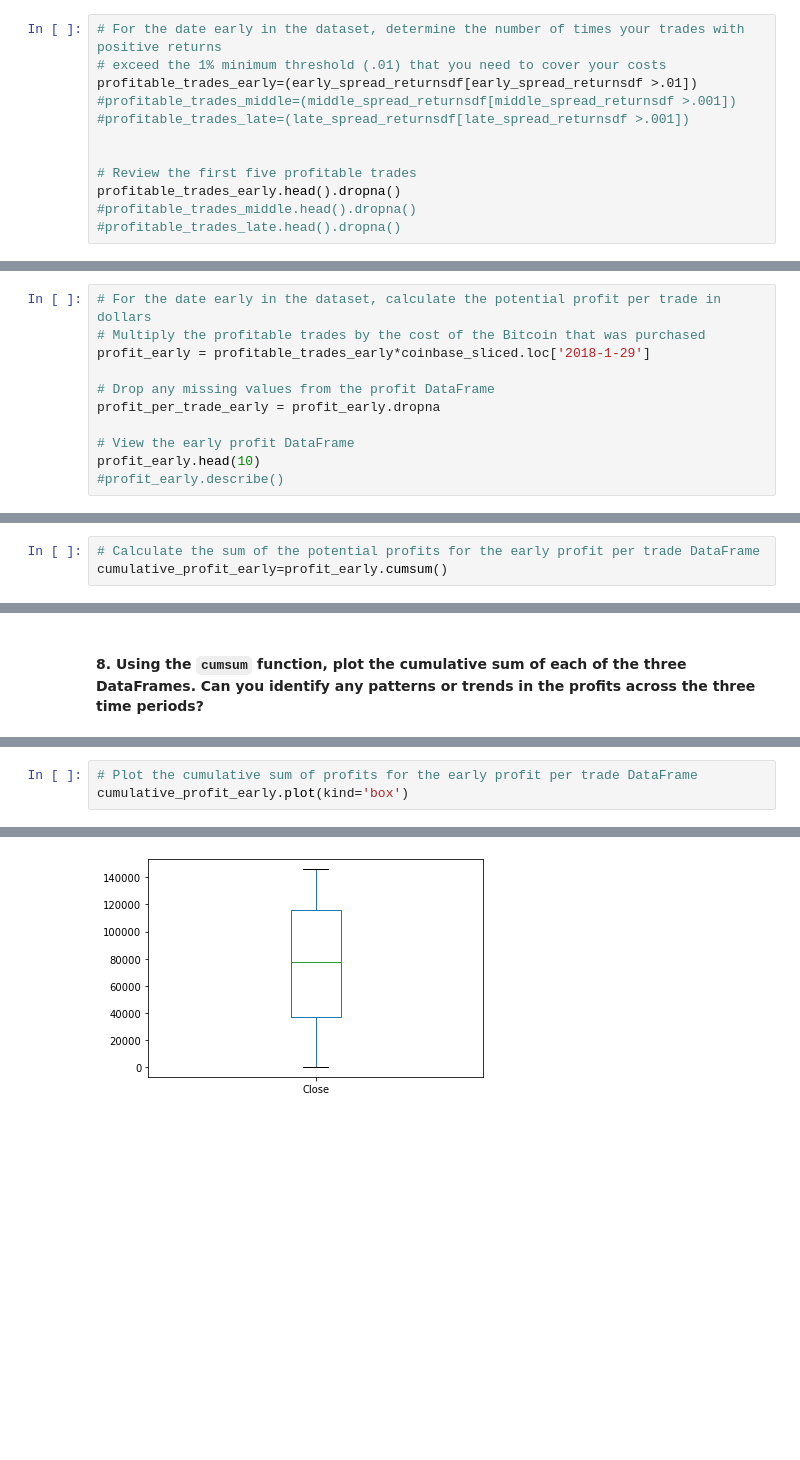
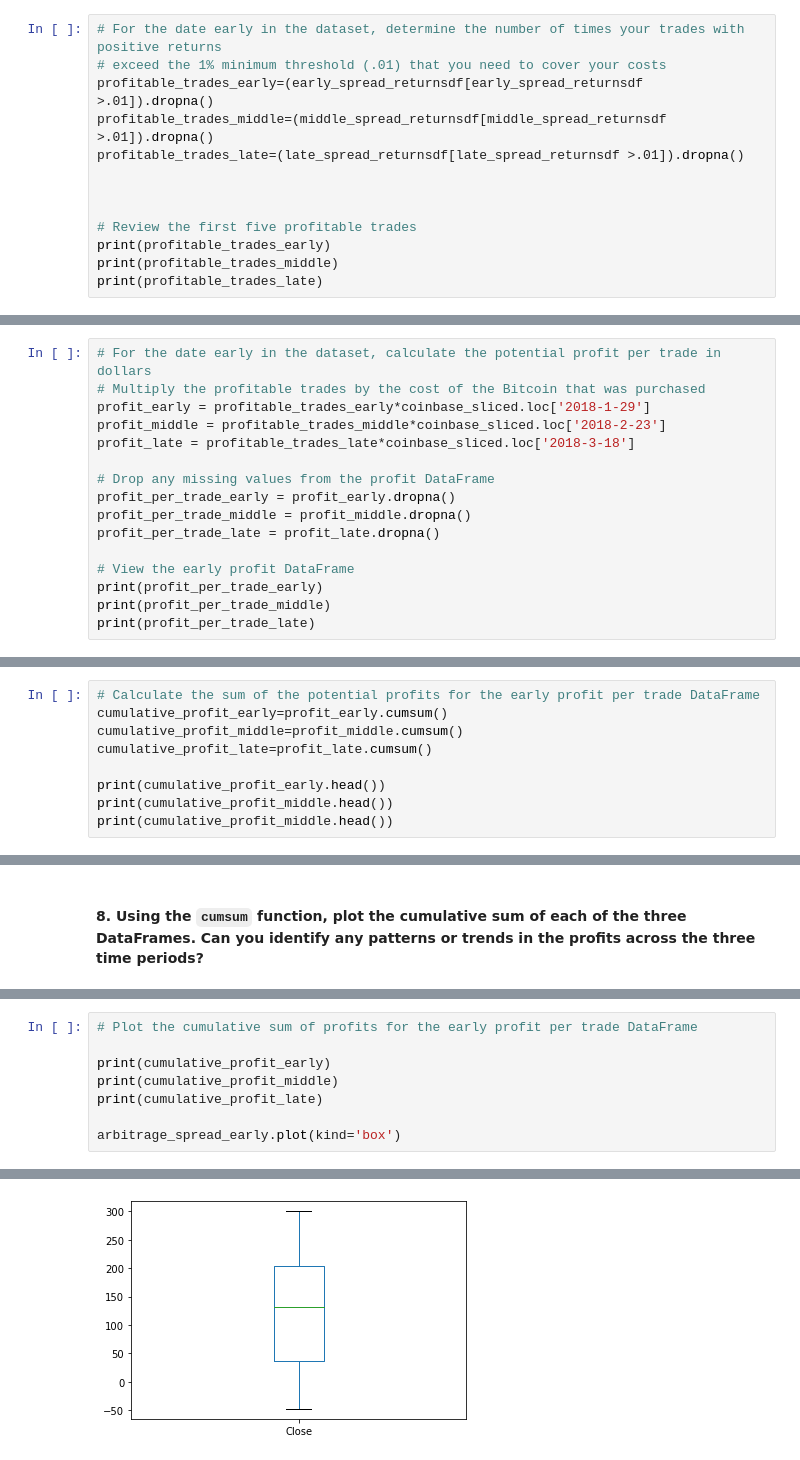
Before and after one commit to IJASI/Challenge-3, a Jupyter notebook: crypto_arbitrage_code_files/crypto_arbitrage.ipynb, the cells around one changed output, grey strips where cells are left out. Saved outputs shown, nothing was run; the diff lists cells and outputs as text; blank space fills up the shorter version.

Commit message:
plot added to middle/end dates

```diff
--- a/crypto_arbitrage_code_files/crypto_arbitrage.ipynb
+++ b/crypto_arbitrage_code_files/crypto_arbitrage.ipynb
@@ -539,13 +547,14 @@ late_spread_returnsdf.head(15)
 # %%
 # For the date early in the dataset, determine the number of times your trades with positive returns
 # exceed the 1% minimum threshold (.01) that you need to cover your costs
-profitable_trades_early=(early_spread_returnsdf[early_spread_returnsdf >.01])
-#profitable_trades_middle=(middle_spread_returnsdf[middle_spread_returnsdf >.001])
-#profitable_trades_late=(late_spread_returnsdf[late_spread_returnsdf >.001])
+profitable_trades_early=(early_spread_returnsdf[early_spread_returnsdf >.01]).dropna()
+profitable_trades_middle=(middle_spread_returnsdf[middle_spread_returnsdf >.01]).dropna()
+profitable_trades_late=(late_spread_returnsdf[late_spread_returnsdf >.01]).dropna()
+
 
 
 # Review the first five profitable trades
-profitable_trades_early.head().dropna()
-#profitable_trades_middle.head().dropna()
-#profitable_trades_late.head().dropna()
+print(profitable_trades_early)
+print(profitable_trades_middle)
+print(profitable_trades_late)
 # %% [output]
@@ -578,11 +607,16 @@ profitable_trades_early.describe()
 # For the date early in the dataset, calculate the potential profit per trade in dollars
 # Multiply the profitable trades by the cost of the Bitcoin that was purchased
 profit_early = profitable_trades_early*coinbase_sliced.loc['2018-1-29']
+profit_middle = profitable_trades_middle*coinbase_sliced.loc['2018-2-23']
+profit_late = profitable_trades_late*coinbase_sliced.loc['2018-3-18']
 
 # Drop any missing values from the profit DataFrame
-profit_per_trade_early = profit_early.dropna
+profit_per_trade_early = profit_early.dropna()
+profit_per_trade_middle = profit_middle.dropna()
+profit_per_trade_late = profit_late.dropna()
 
 # View the early profit DataFrame
-profit_early.head(10)
-#profit_early.describe()
+print(profit_per_trade_early)
+print(profit_per_trade_middle)
+print(profit_per_trade_late)
 # %% [output]
@@ -624,3 +679,9 @@ profit_early.plot(legend=True,figsize=(15, 10), title="Profit on 1/29/18", color
 # %%
 # Calculate the sum of the potential profits for the early profit per trade DataFrame
 cumulative_profit_early=profit_early.cumsum()
+cumulative_profit_middle=profit_middle.cumsum()
+cumulative_profit_late=profit_late.cumsum()
+
+print(cumulative_profit_early.head())
+print(cumulative_profit_middle.head())
+print(cumulative_profit_middle.head())
@@ -635,4 +718,9 @@ cumulative_profit_early.plot(legend=True,figsize=(15, 10), title="Profit on 1/29
 # %%
 # Plot the cumulative sum of profits for the early profit per trade DataFrame
-cumulative_profit_early.plot(kind='box')
+
+print(cumulative_profit_early)
+print(cumulative_profit_middle)
+print(cumulative_profit_late)
+
+arbitrage_spread_early.plot(kind='box')
 # %% [output]
@@ -640,4 +745,4 @@ cumulative_profit_early.plot(kind='box')
-[figure, old version]
+[figure, new version]
 # %% [markdown]
 **Question:** After reviewing the profit information across each date from the different time periods, can you identify any patterns or trends?
 
```
Also changed, not shown: parts of 13 cells of this notebook.
